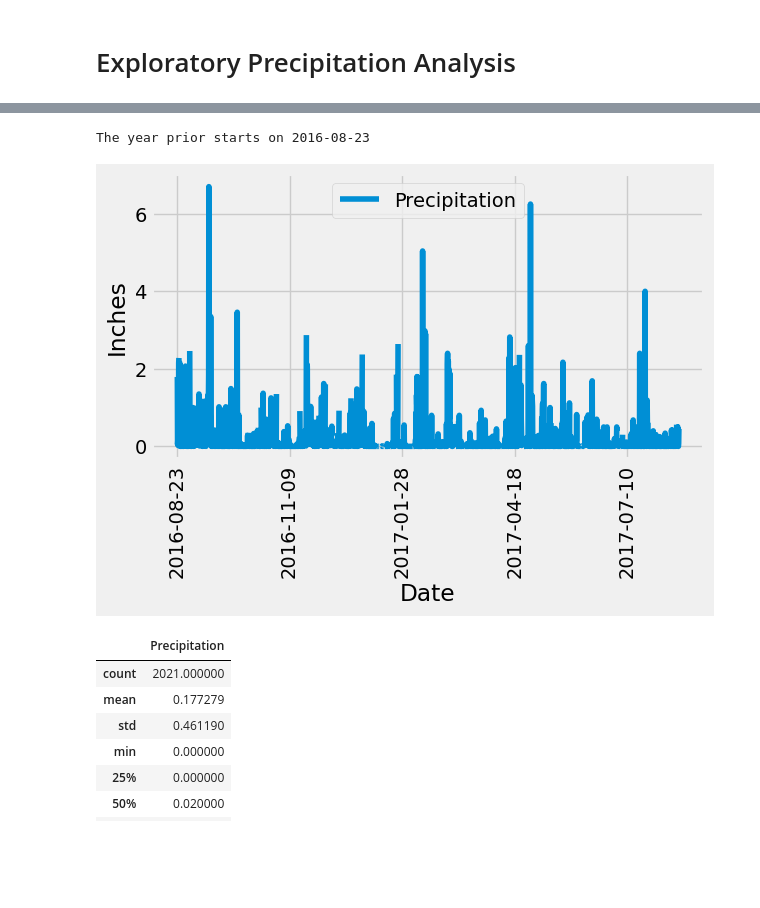
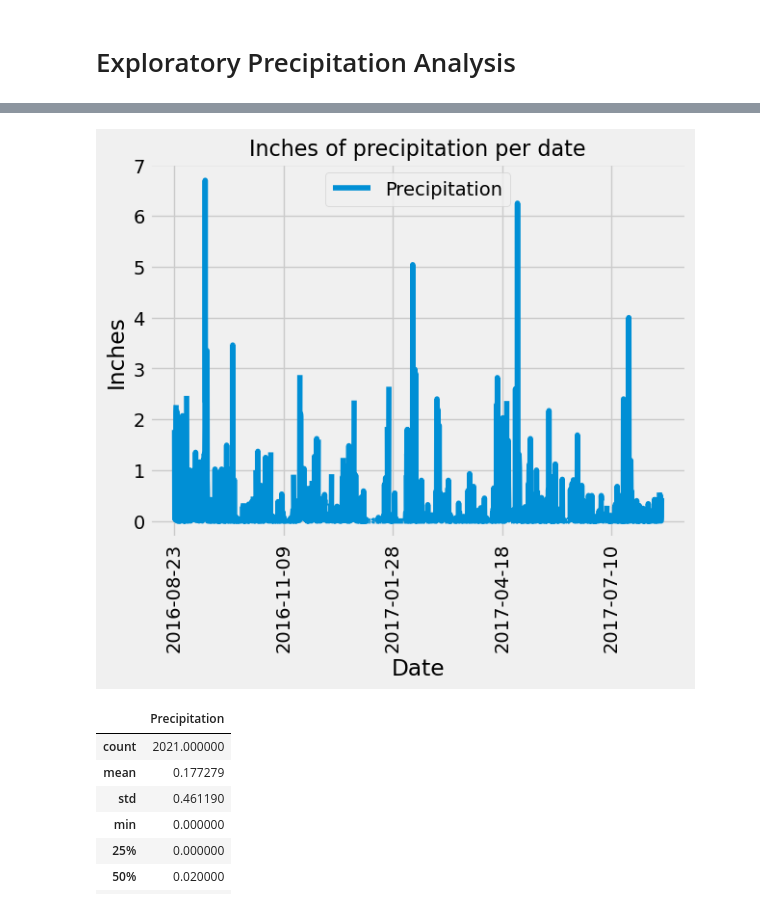
Before and after one commit to johbry17/10-sqlalchemy-challenge, a Jupyter notebook: climate.ipynb, the cells around one changed output, grey strips where cells are left out. Saved outputs shown, nothing was run; the diff lists cells and outputs as text; code cells hidden in the pictures; blank space fills up the shorter version.

```diff
--- a/climate.ipynb
+++ b/climate.ipynb
@@ -47,56 +52,34 @@ print(f" The last date in the data set is {q}")
 # %%
 # Design a query to retrieve the last 12 months of precipitation data and plot the results.
 # Starting from the most recent data point in the database.
 
-# Calculate the date one year from the last date in data set.
-year_prior = dt.date(2017, 8, 23) - dt.timedelta(days=365)
-print(f"The year prior starts on {year_prior}")
-"""
-Note that year_prior remains unused. For some reason, the module instructions say:
-'Create a query that collects only the date and precipitation for the last year of data...
-...without passing the date as a variable (4 points)'
-Without that requirement, I would write the code this way:
-
-q = s.query(Measurement.date, Measurement.prcp).filter(Measurement.date >= year_prior).all()
-
-Instead, see immediately following complicated monstrosity:
-"""
-
 # Perform a query to retrieve the data and precipitation scores
 q = (
     s.query(Measurement.date, Measurement.prcp)
-    .filter(
-        Measurement.date
-        >= (
-            dt.datetime.strptime(
-                s.query(func.max(Measurement.date)).scalar(), "%Y-%m-%d"
-            ).date()
-            - dt.timedelta(days=365)
-        )
-    )
+    .filter(Measurement.date >= year_prior)
     .all()
 )
 
 # Save the query results as a Pandas DataFrame. Explicitly set the column names
-df = pd.DataFrame(q, columns=["Date", "Precipitation"])
+rain_df = pd.DataFrame(q, columns=["Date", "Precipitation"])
 
 # Sort the dataframe by date
-df = df.sort_values(by="Date")
+rain_df = rain_df.sort_values(by="Date")
 
 # Use Pandas Plotting with Matplotlib to plot the data
-df.plot(x="Date", y="Precipitation", rot=90)
+rain_df.plot(x="Date", y="Precipitation", rot=90)
+rain_df["Date"] = pd.to_datetime(rain_df["Date"])
 
 # formatting
+plt.title("Inches of precipitation per date", fontsize=16)
 plt.ylabel("Inches")
 plt.xlabel("Date")
-plt.tight_layout()
 plt.legend(["Precipitation"], loc="best")
 
 # save figure for Readme
 plt.savefig("Images/precipitation.png")
 plt.show()
 # %% [output]
-The year prior starts on 2016-08-23
-[figure, old version]
+[figure, new version]
 # %%
 # Use Pandas to calculate the summary statistics for the precipitation data
```
Also changed, not shown: parts of 7 cells of this notebook.
